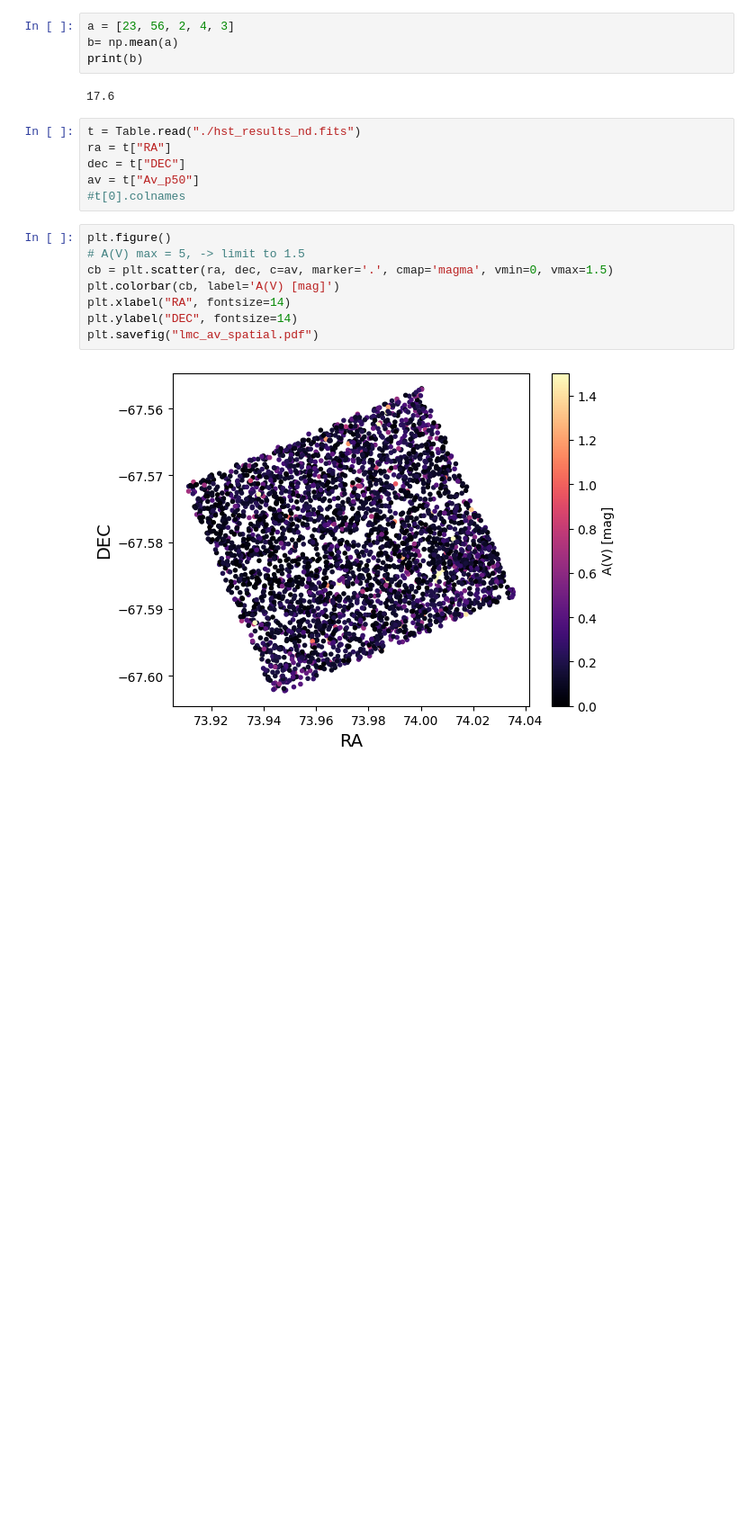
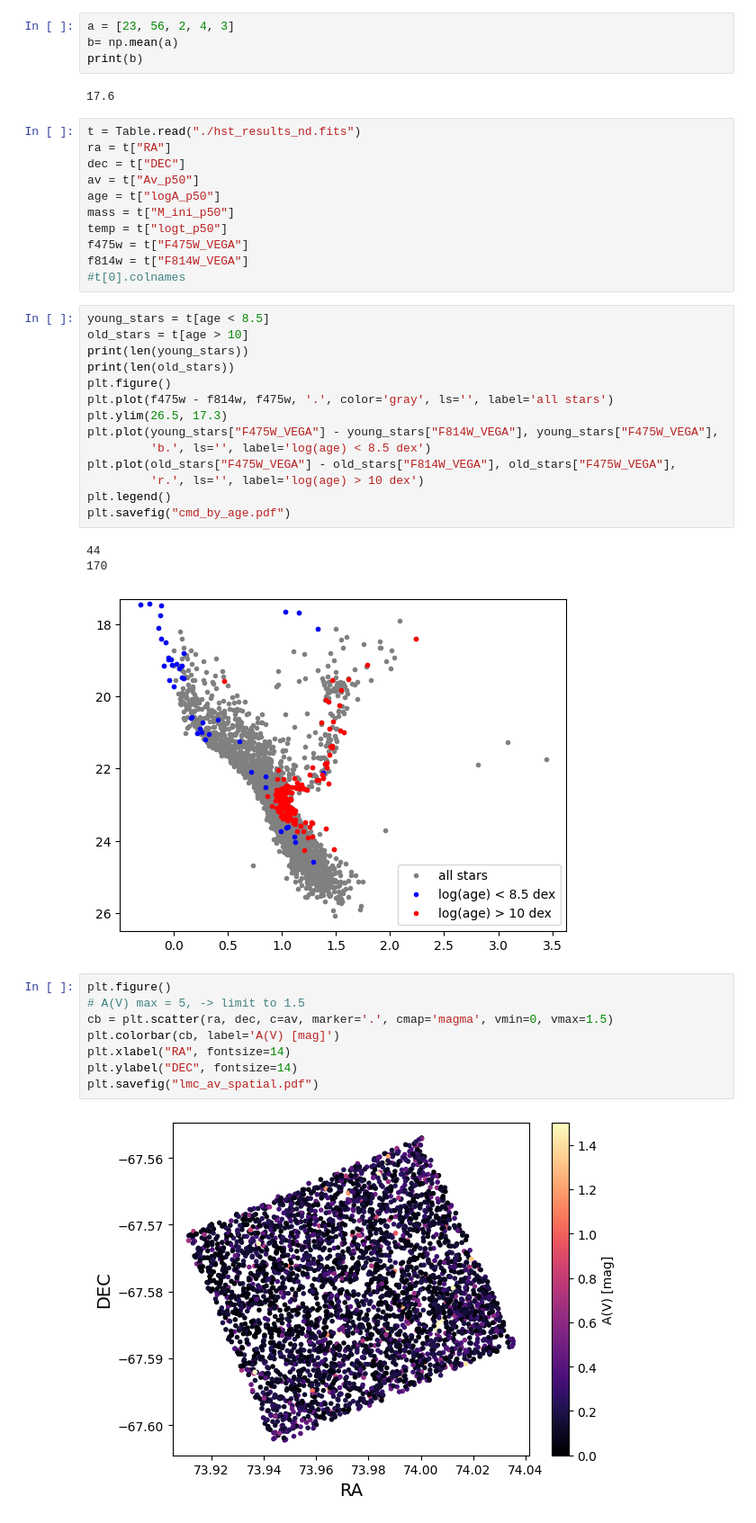
Before and after one commit to petiay/python_su, a Jupyter notebook: ex1.ipynb, the cells around one changed output. Shown: that part at 90% size. Cells and saved outputs as stored; diff of their text form; blank space fills up the shorter version.

Commit message:
plot cmd by age

```diff
--- a/ex1.ipynb
+++ b/ex1.ipynb
@@ -17,7 +17,30 @@ t = Table.read("./hst_results_nd.fits")
 ra = t["RA"]
 dec = t["DEC"]
 av = t["Av_p50"]
+age = t["logA_p50"]
+mass = t["M_ini_p50"]
+temp = t["logt_p50"]
+f475w = t["F475W_VEGA"]
+f814w = t["F814W_VEGA"]
 #t[0].colnames
+# %%
+young_stars = t[age < 8.5]
+old_stars = t[age > 10]
+print(len(young_stars))
+print(len(old_stars))
+plt.figure()
+plt.plot(f475w - f814w, f475w, '.', color='gray', ls='', label='all stars')
+plt.ylim(26.5, 17.3)
+plt.plot(young_stars["F475W_VEGA"] - young_stars["F814W_VEGA"], young_stars["F475W_VEGA"],
+         'b.', ls='', label='log(age) < 8.5 dex')
+plt.plot(old_stars["F475W_VEGA"] - old_stars["F814W_VEGA"], old_stars["F475W_VEGA"],
+         'r.', ls='', label='log(age) > 10 dex')
+plt.legend()
+plt.savefig("cmd_by_age.pdf")
+# %% [output]
+44
+170
+[figure, added]
 # %%
 plt.figure()
 # A(V) max = 5, -> limit to 1.5
```
Also changed, not shown: 1 other file.
